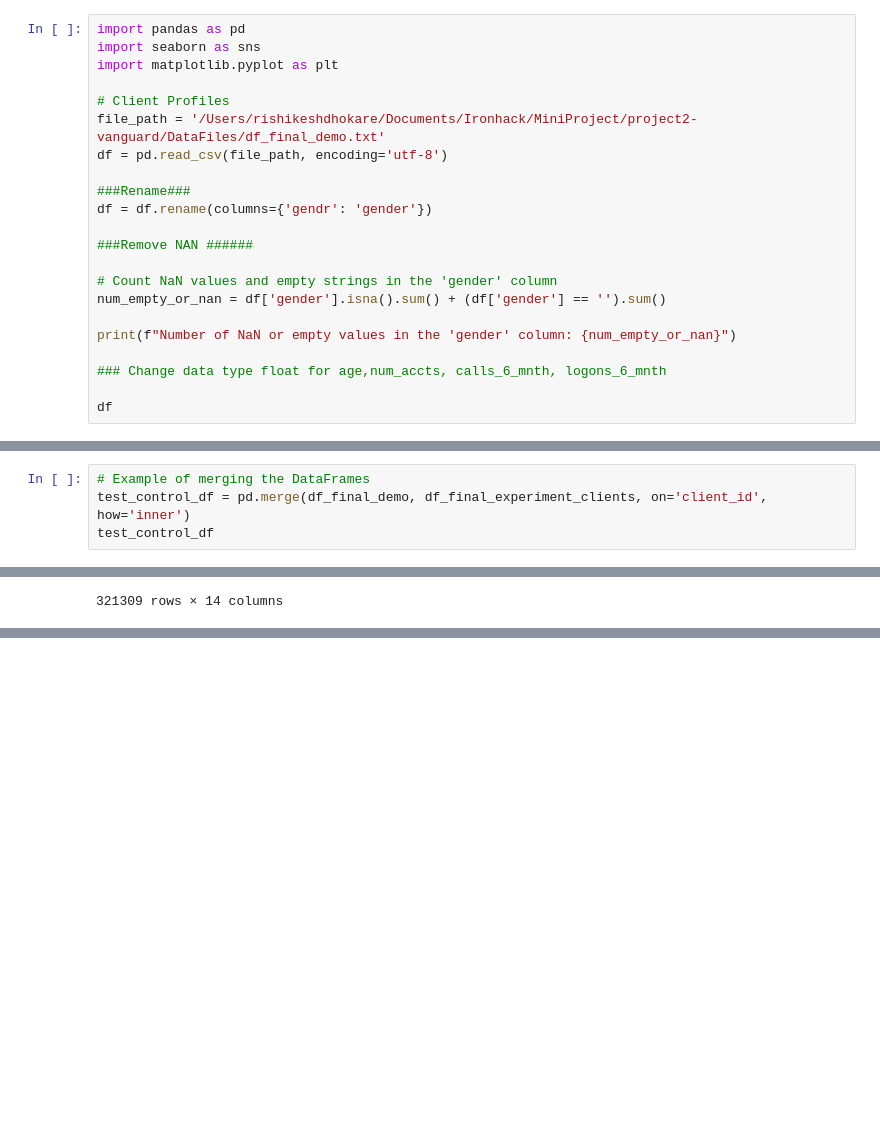
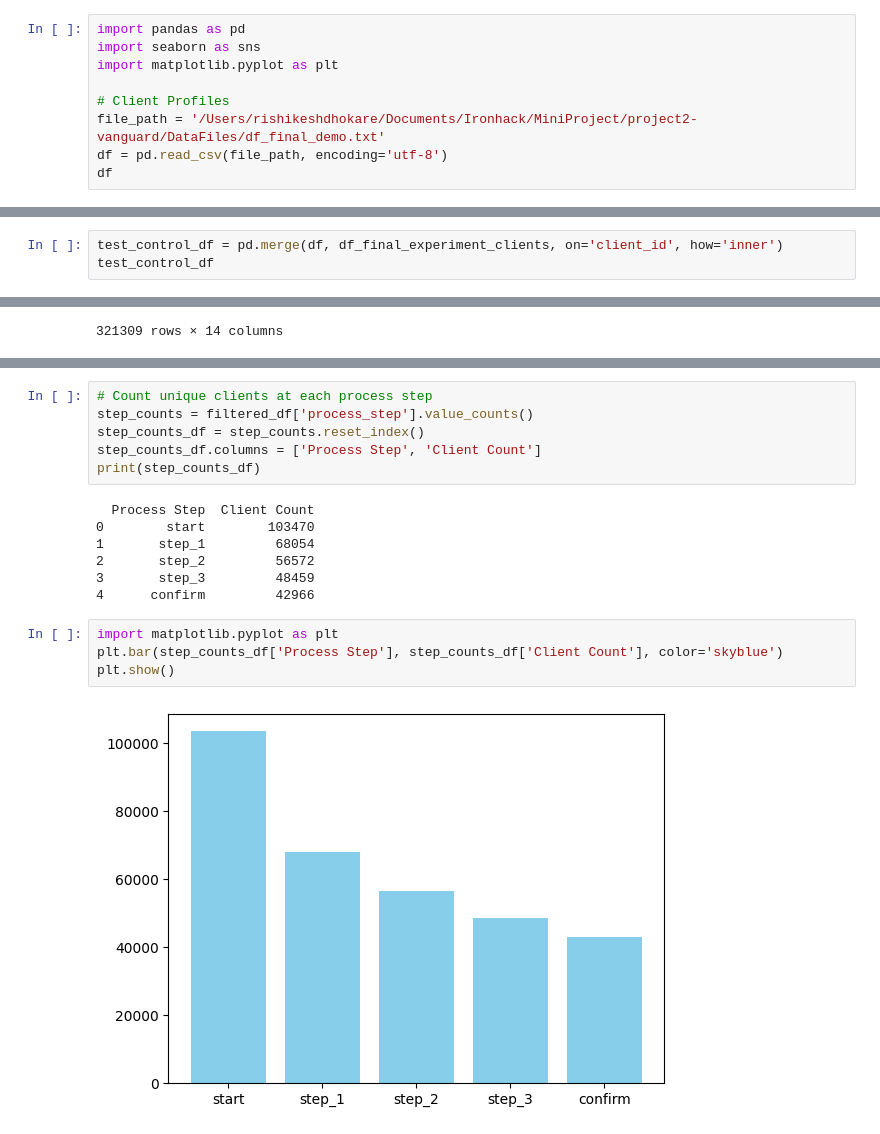
Before and after one commit to mirajkarsneha/vanguard-ab-test, a Jupyter notebook: data_cleaning.ipynb, the cells around one changed output, grey strips where cells are left out. Saved outputs shown, nothing was run; the diff lists cells and outputs as text; blank space fills up the shorter version.

```diff
--- a/data_cleaning.ipynb
+++ b/data_cleaning.ipynb
@@ -6,18 +6,5 @@ import matplotlib.pyplot as plt
 # Client Profiles
 file_path = '/Users/rishikeshdhokare/Documents/Ironhack/MiniProject/project2-vanguard/DataFiles/df_final_demo.txt'
 df = pd.read_csv(file_path, encoding='utf-8')
-
-###Rename###
-df = df.rename(columns={'gendr': 'gender'})
-
-###Remove NAN ######
-
-# Count NaN values and empty strings in the 'gender' column
-num_empty_or_nan = df['gender'].isna().sum() + (df['gender'] == '').sum()
-
-print(f"Number of NaN or empty values in the 'gender' column: {num_empty_or_nan}")
-
-### Change data type float for age,num_accts, calls_6_mnth, logons_6_mnth
-
 df
 # %% [output]
@@ -69,8 +53,7 @@ DataFrame after dropping NaN values in 'Variation':
 | 50499 | 6334360 | Test |
 50500 rows × 2 columns
 # %%
-# Example of merging the DataFrames
-test_control_df = pd.merge(df_final_demo, df_final_experiment_clients, on='client_id', how='inner')
+test_control_df = pd.merge(df, df_final_experiment_clients, on='client_id', how='inner')
 test_control_df
 # %% [output]
 |  | client_id | clnt_tenure_yr | clnt_tenure_mnth | clnt_age | gendr | num_accts | bal | calls_6_mnth | ... |
@@ -177,0 +199,19 @@ Name: process_step, Length: 50273, dtype: int64
+# %%
+# Count unique clients at each process step
+step_counts = filtered_df['process_step'].value_counts()
+step_counts_df = step_counts.reset_index()
+step_counts_df.columns = ['Process Step', 'Client Count']
+print(step_counts_df)
+# %% [output]
+  Process Step  Client Count
+0        start        103470
+1       step_1         68054
+2       step_2         56572
+3       step_3         48459
+4      confirm         42966
+# %%
+import matplotlib.pyplot as plt
+plt.bar(step_counts_df['Process Step'], step_counts_df['Client Count'], color='skyblue')
+plt.show()
+# %% [output]
+[figure, added]
```
Also changed, not shown: parts of 18 cells of this notebook, 1 other file.
